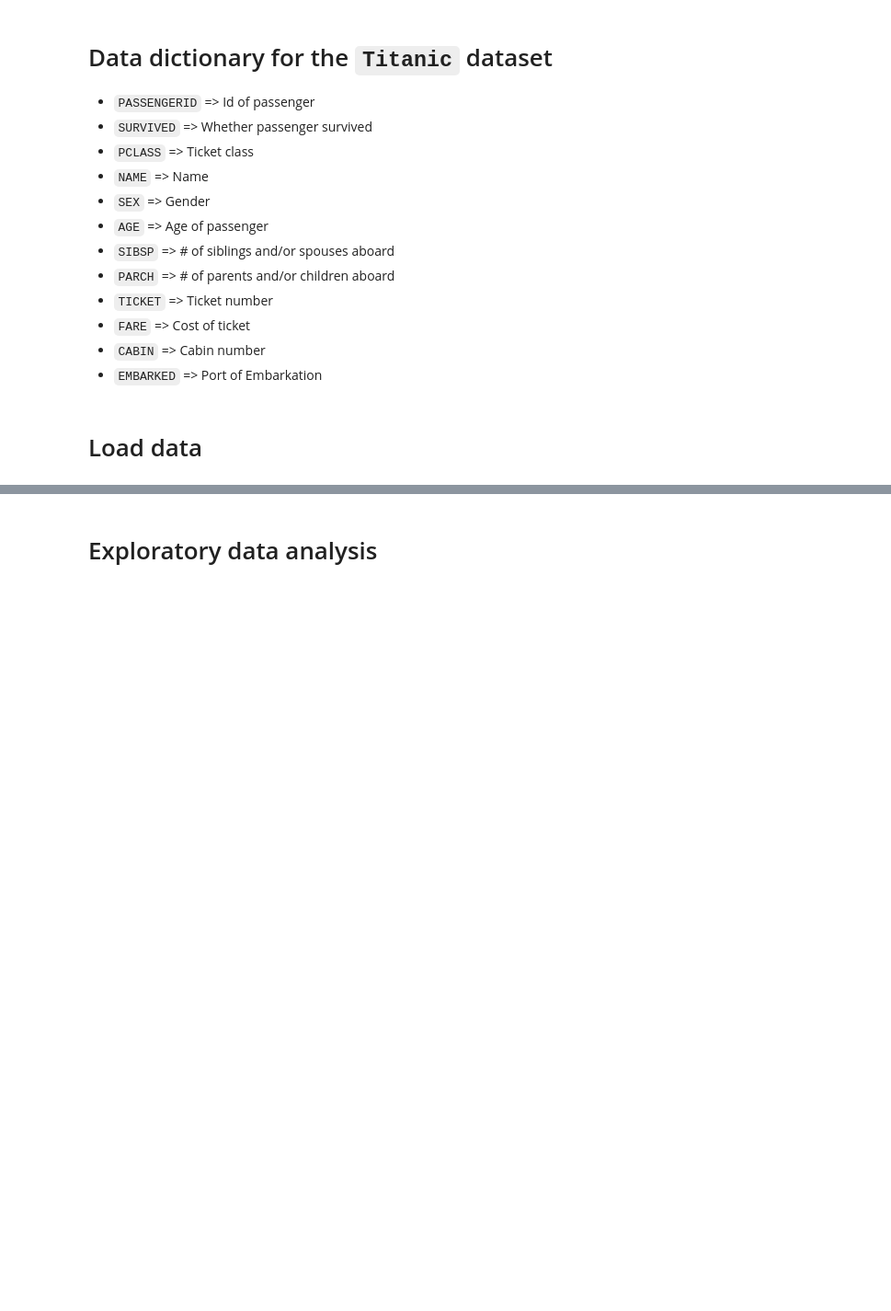
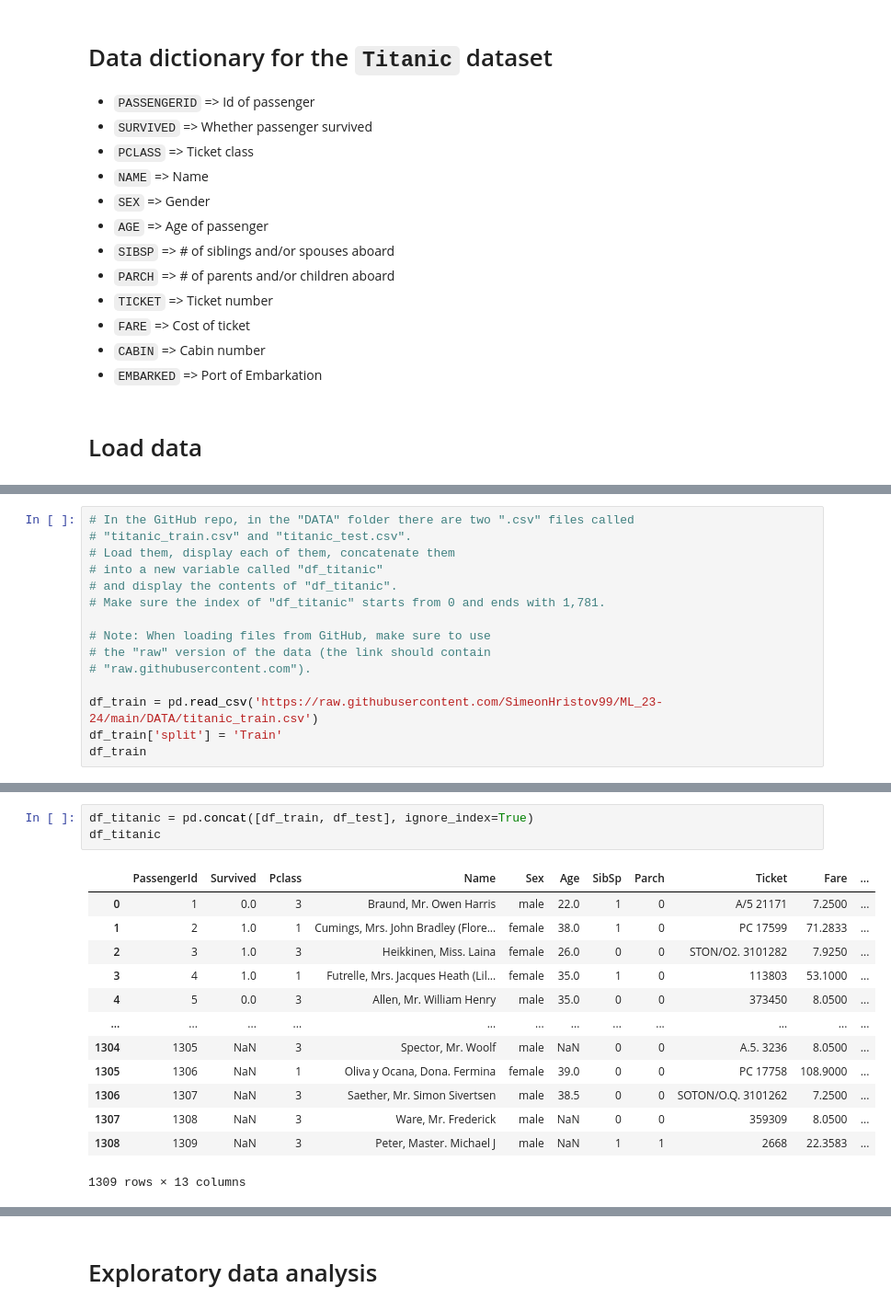
Before and after one commit to bili2002/ML_23-24, a Jupyter notebook: Week_03 - Feature Selection. Nonparametric tests/titanic.ipynb, the cells around one changed output, grey strips where cells are left out. Shown at 92% size. Saved outputs shown, nothing was run; the diff lists cells and outputs as text; blank space fills up the shorter version.

```diff
--- a/Week_03 - Feature Selection. Nonparametric tests/titanic.ipynb
+++ b/Week_03 - Feature Selection. Nonparametric tests/titanic.ipynb
@@ -144,0 +43,15 @@ Make the "Survived" column be the right-most column
+# %%
+# In the GitHub repo, in the "DATA" folder there are two ".csv" files called
+# "titanic_train.csv" and "titanic_test.csv".
+# Load them, display each of them, concatenate them
+# into a new variable called "df_titanic"
+# and display the contents of "df_titanic".
+# Make sure the index of "df_titanic" starts from 0 and ends with 1,781.
+
+# Note: When loading files from GitHub, make sure to use
+# the "raw" version of the data (the link should contain
+# "raw.githubusercontent.com").
+
+df_train = pd.read_csv('https://raw.githubusercontent.com/SimeonHristov99/ML_23-24/main/DATA/titanic_train.csv')
+df_train['split'] = 'Train'
+df_train
@@ -144,0 +90,17 @@ Make the "Survived" column be the right-most column
+# %%
+df_titanic = pd.concat([df_train, df_test], ignore_index=True)
+df_titanic
+# %% [output]
+|  | PassengerId | Survived | Pclass | Name | Sex | Age | SibSp | Parch | Ticket | Fare | ... |
+| 0 | 1 | 0.0 | 3 | Braund, Mr. Owen Harris | male | 22.0 | 1 | 0 | A/5 21171 | 7.2500 | ... |
+| 1 | 2 | 1.0 | 1 | Cumings, Mrs. John Bradley (Flore... | female | 38.0 | 1 | 0 | PC 17599 | 71.2833 | ... |
+| 2 | 3 | 1.0 | 3 | Heikkinen, Miss. Laina | female | 26.0 | 0 | 0 | STON/O2. 3101282 | 7.9250 | ... |
+| 3 | 4 | 1.0 | 1 | Futrelle, Mrs. Jacques Heath (Lil... | female | 35.0 | 1 | 0 | 113803 | 53.1000 | ... |
+| 4 | 5 | 0.0 | 3 | Allen, Mr. William Henry | male | 35.0 | 0 | 0 | 373450 | 8.0500 | ... |
+| ... | ... | ... | ... | ... | ... | ... | ... | ... | ... | ... | ... |
+| 1304 | 1305 | NaN | 3 | Spector, Mr. Woolf | male | NaN | 0 | 0 | A.5. 3236 | 8.0500 | ... |
+| 1305 | 1306 | NaN | 1 | Oliva y Ocana, Dona. Fermina | female | 39.0 | 0 | 0 | PC 17758 | 108.9000 | ... |
+| 1306 | 1307 | NaN | 3 | Saether, Mr. Simon Sivertsen | male | 38.5 | 0 | 0 | SOTON/O.Q. 3101262 | 7.2500 | ... |
+| 1307 | 1308 | NaN | 3 | Ware, Mr. Frederick | male | NaN | 0 | 0 | 359309 | 8.0500 | ... |
+| 1308 | 1309 | NaN | 3 | Peter, Master. Michael J | male | NaN | 1 | 1 | 2668 | 22.3583 | ... |
+1309 rows × 13 columns
```
Also changed, not shown: parts of 82 cells of this notebook.
